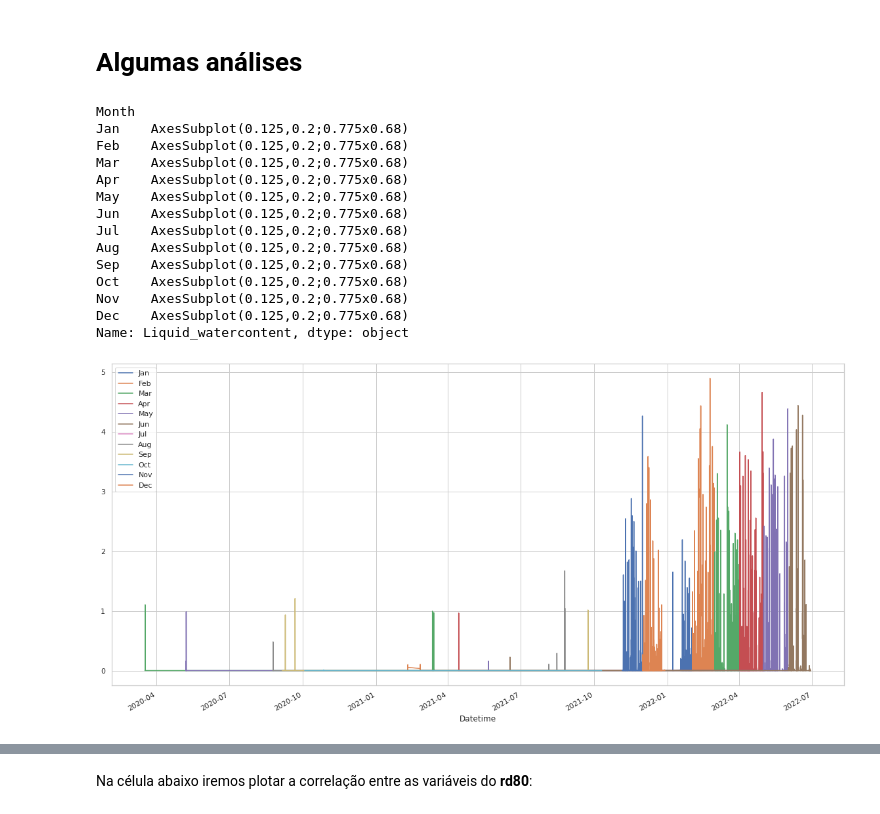
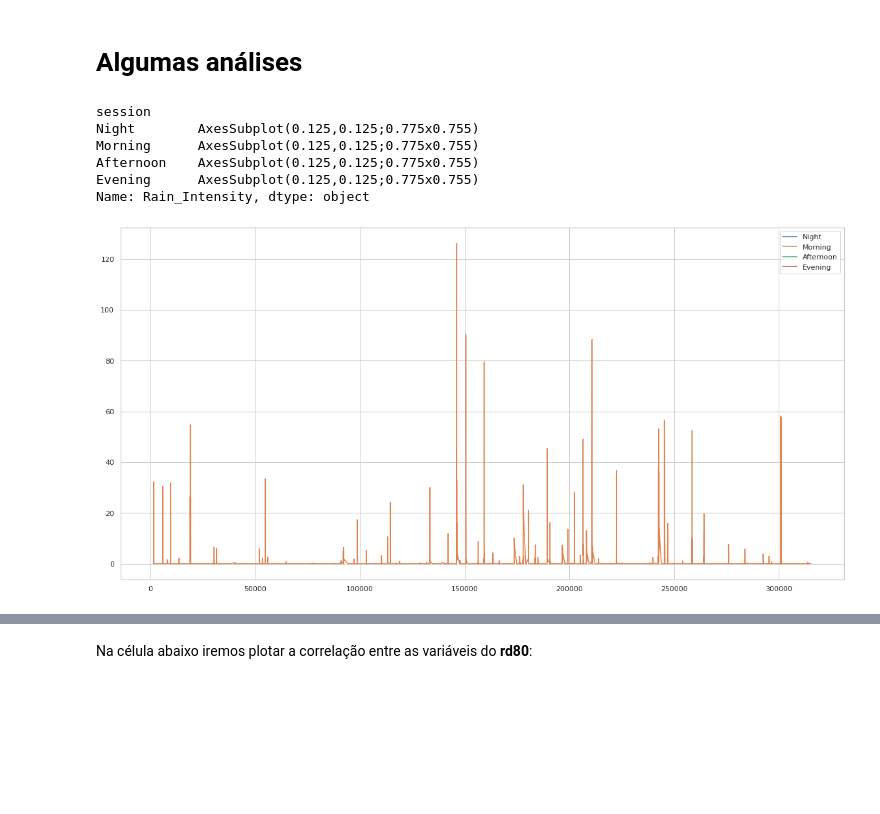
Before and after one commit to lourencocavalcante/Introduction-to-Data-Science, a Jupyter notebook: INPE_CAP394_2022_Atv01_Lourenco.ipynb, the cells around one changed output, grey strips where cells are left out. Saved outputs shown, nothing was run; the diff lists cells and outputs as text; code cells hidden in the pictures; blank space fills up the shorter version.

```diff
--- a/INPE_CAP394_2022_Atv01_Lourenco.ipynb
+++ b/INPE_CAP394_2022_Atv01_Lourenco.ipynb
@@ -311,21 +315,13 @@ sns.set(style='whitegrid')
 # %%
 #Plotando a intensidade da chuva por anos
 
 plt.figure(figsize=(20, 10))
-df_rd80_joss.groupby('Month')['Liquid_watercontent'].plot(legend=True)
+df_rd80_joss.loc[df_rd80_joss.session == 'Morning'].groupby('session')['Rain_Intensity'].plot(legend=True)
 # %% [output]
-Month
-Jan    AxesSubplot(0.125,0.2;0.775x0.68)
-Feb    AxesSubplot(0.125,0.2;0.775x0.68)
-Mar    AxesSubplot(0.125,0.2;0.775x0.68)
-Apr    AxesSubplot(0.125,0.2;0.775x0.68)
-May    AxesSubplot(0.125,0.2;0.775x0.68)
-Jun    AxesSubplot(0.125,0.2;0.775x0.68)
-Jul    AxesSubplot(0.125,0.2;0.775x0.68)
-Aug    AxesSubplot(0.125,0.2;0.775x0.68)
-Sep    AxesSubplot(0.125,0.2;0.775x0.68)
-Oct    AxesSubplot(0.125,0.2;0.775x0.68)
-Nov    AxesSubplot(0.125,0.2;0.775x0.68)
-Dec    AxesSubplot(0.125,0.2;0.775x0.68)
-Name: Liquid_watercontent, dtype: object
+session
+Night        AxesSubplot(0.125,0.125;0.775x0.755)
+Morning      AxesSubplot(0.125,0.125;0.775x0.755)
+Afternoon    AxesSubplot(0.125,0.125;0.775x0.755)
+Evening      AxesSubplot(0.125,0.125;0.775x0.755)
+Name: Rain_Intensity, dtype: object
-[figure, old version]
+[figure, new version]
```
Also changed, not shown: parts of 13 cells of this notebook.
